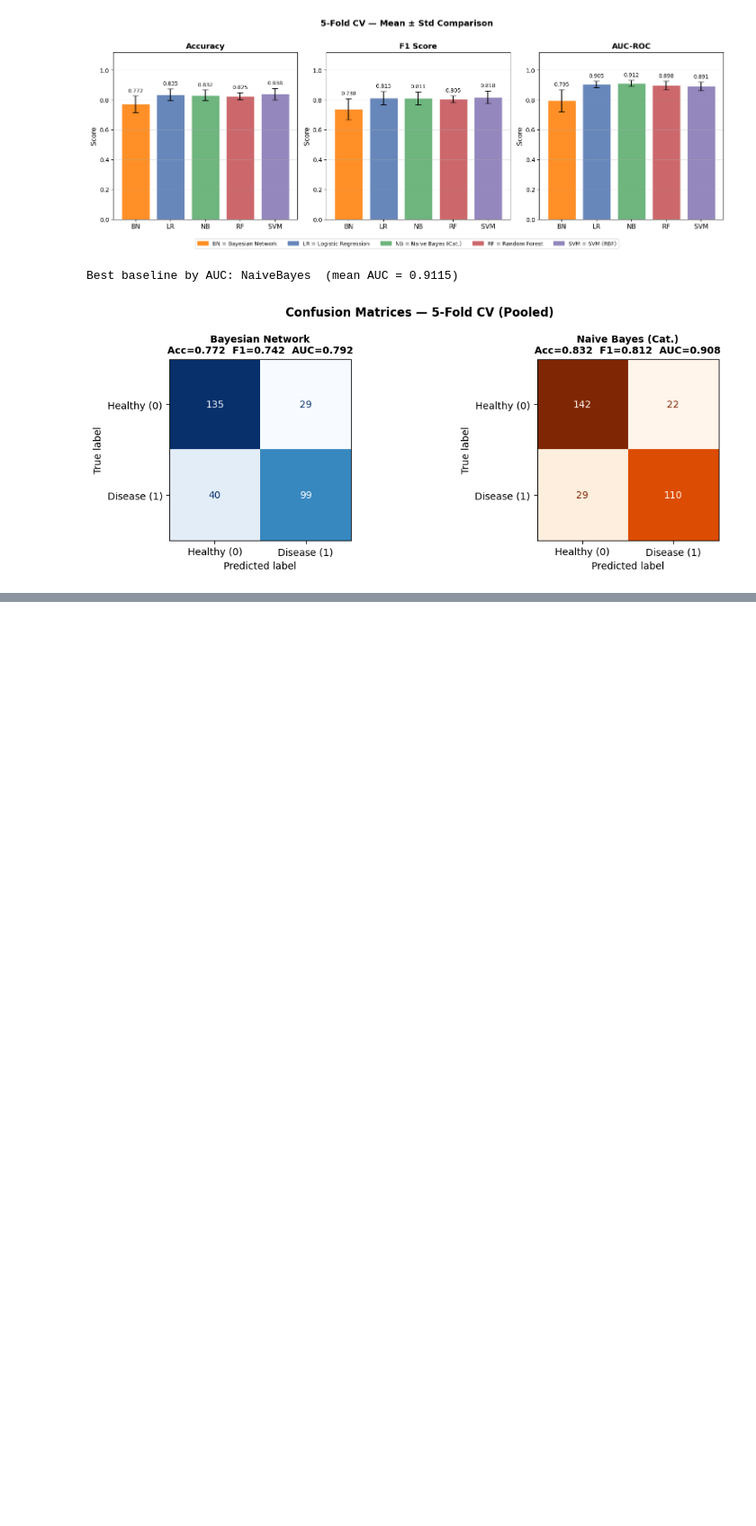
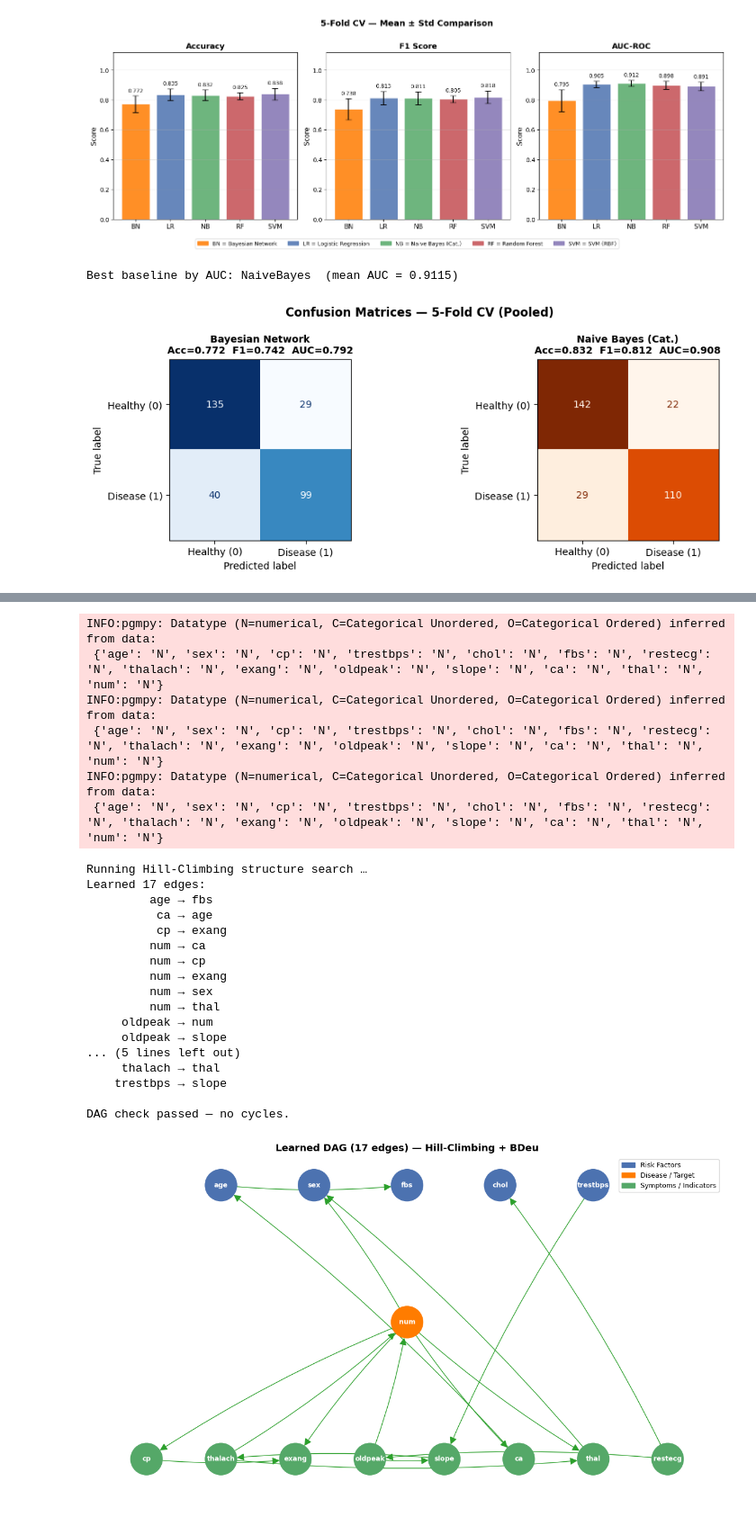
Before and after one commit to cheahcha/cs5340-project, a Jupyter notebook: bayesian_network.ipynb, the cells around one changed output, grey strips where cells are left out. Shown at 90% size. Drawn from its saved outputs; the diff is of its cells as text; code cells hidden in the pictures; blank space fills up the shorter version.

```diff
--- a/bayesian_network.ipynb
+++ b/bayesian_network.ipynb
@@ -775,0 +974,77 @@ Best baseline by AUC: NaiveBayes  (mean AUC = 0.9115)
+# %%
+from pgmpy.estimators import HillClimbSearch
+
+print("Running Hill-Climbing structure search …")
+hc_search   = HillClimbSearch(df_disc)
+learned_model = hc_search.estimate(
+    scoring_method='bdeu',
+    max_indegree=3,
+    max_iter=10000,
+    show_progress=False,
+)
+learned_edges = list(learned_model.edges())
+print(f"Learned {len(learned_edges)} edges:")
+for e in sorted(learned_edges):
+    print(f"  {e[0]:>10} → {e[1]}")
+
+# Verify acyclicity
+G_learned = nx.DiGraph()
+G_learned.add_edges_from(learned_edges)
+assert nx.is_directed_acyclic_graph(G_learned), "Cycle in learned DAG!"
+print("\nDAG check passed — no cycles.")
+
+# ── Visualise learned DAG ─────────────────────────────────────────────────────
+fig, ax = plt.subplots(figsize=(12, 7))
+
+# Reuse layer positions for known nodes; spring layout for any extras
+known_nodes  = [n for n in G_learned.nodes() if n in pos]
+learned_pos  = {n: pos[n] for n in known_nodes}
+missing_nodes = [n for n in G_learned.nodes() if n not in pos]
+if missing_nodes:
+    sp = nx.spring_layout(G_learned, seed=42)
+    learned_pos.update({n: sp[n] for n in missing_nodes})
+
+nc = ['#4C72B0' if n in RISK_FACTORS else
+      '#FF7C00' if n in DISEASE else
+      '#55A868' for n in G_learned.nodes()]
+
+nx.draw_networkx(G_learned, learned_pos, node_color=nc, node_size=1800,
+                 font_color='white', font_size=9, font_weight='bold',
+                 arrows=True, arrowsize=20, edge_color='#2ca02c',
+                 connectionstyle='arc3,rad=0.05', ax=ax)
+legend_handles = [
+    mpatches.Patch(color='#4C72B0', label='Risk Factors'),
+    mpatches.Patch(color='#FF7C00', label='Disease / Target'),
+    mpatches.Patch(color='#55A868', label='Symptoms / Indicators'),
+]
+ax.legend(handles=legend_handles, loc='upper right', fontsize=9)
+ax.set_title(f'Learned DAG ({len(learned_edges)} edges) — Hill-Climbing + BDeu',
+             fontsize=13, fontweight='bold')
+ax.axis('off')
+plt.tight_layout()
+plt.show()
+# %% [output]
+INFO:pgmpy: Datatype (N=numerical, C=Categorical Unordered, O=Categorical Ordered) inferred from data:
+ {'age': 'N', 'sex': 'N', 'cp': 'N', 'trestbps': 'N', 'chol': 'N', 'fbs': 'N', 'restecg': 'N', 'thalach': 'N', 'exang': 'N', 'oldpeak': 'N', 'slope': 'N', 'ca': 'N', 'thal': 'N', 'num': 'N'}
+INFO:pgmpy: Datatype (N=numerical, C=Categorical Unordered, O=Categorical Ordered) inferred from data:
+ {'age': 'N', 'sex': 'N', 'cp': 'N', 'trestbps': 'N', 'chol': 'N', 'fbs': 'N', 'restecg': 'N', 'thalach': 'N', 'exang': 'N', 'oldpeak': 'N', 'slope': 'N', 'ca': 'N', 'thal': 'N', 'num': 'N'}
+INFO:pgmpy: Datatype (N=numerical, C=Categorical Unordered, O=Categorical Ordered) inferred from data:
+ {'age': 'N', 'sex': 'N', 'cp': 'N', 'trestbps': 'N', 'chol': 'N', 'fbs': 'N', 'restecg': 'N', 'thalach': 'N', 'exang': 'N', 'oldpeak': 'N', 'slope': 'N', 'ca': 'N', 'thal': 'N', 'num': 'N'}
+Running Hill-Climbing structure search …
+Learned 17 edges:
+         age → fbs
+          ca → age
+          cp → exang
+         num → ca
+         num → cp
+         num → exang
+         num → sex
+         num → thal
+     oldpeak → num
+     oldpeak → slope
+... (5 lines left out)
+     thalach → thal
+    trestbps → slope
+
+DAG check passed — no cycles.
+[figure, added]
```
Also changed, not shown: parts of 13 cells of this notebook.
